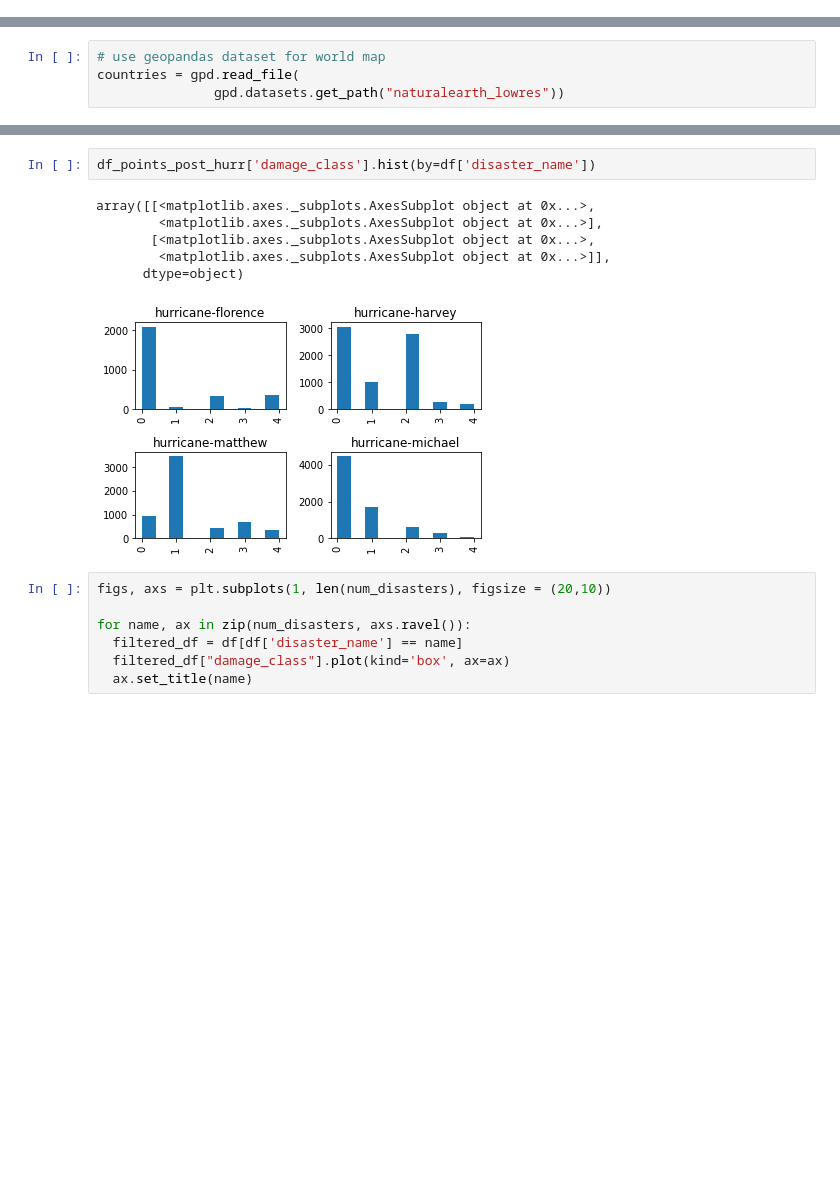
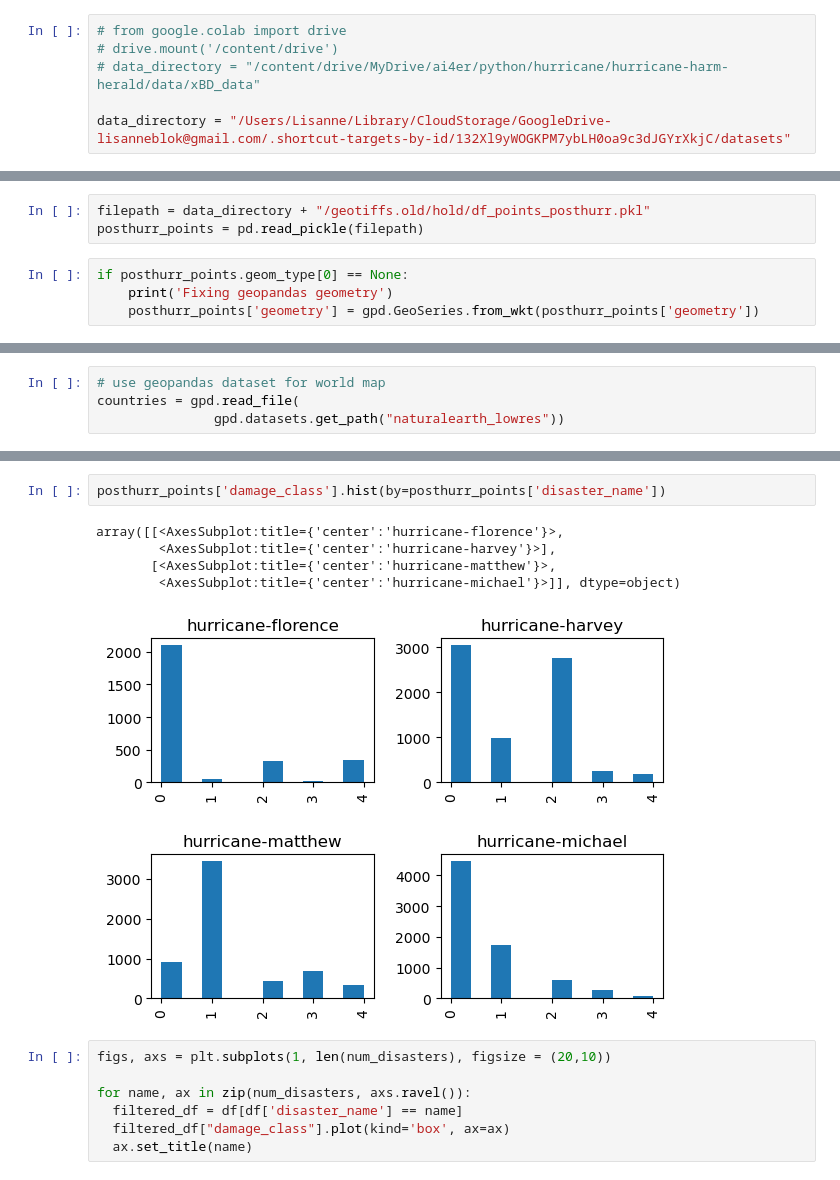
Before and after one commit to ai4er-cdt/hurricane-harm-herald, a Jupyter notebook: notebooks/Metadata_polygons.ipynb, the cells around one changed output, grey strips where cells are left out. Drawn from its saved outputs; the diff is of its cells as text; blank space fills up the shorter version.

```diff
--- a/notebooks/Metadata_polygons.ipynb
+++ b/notebooks/Metadata_polygons.ipynb
@@ -33,2 +29,8 @@ Drive already mounted at /content/drive; to attempt to forcibly remount, call dr
+# %%
+# from google.colab import drive
+# drive.mount('/content/drive')
+# data_directory = "/content/drive/MyDrive/ai4er/python/hurricane/hurricane-harm-herald/data/xBD_data"
+
+data_directory = "/Users/Lisanne/Library/CloudStorage/GoogleDrive-lisanneblok@gmail.com/.shortcut-targets-by-id/132Xl9yWOGKPM7ybLH0oa9c3dJGYrXkjC/datasets"
 # %% [markdown]
 # Extract imagery and meta-data
@@ -325,0 +352,7 @@ df = df_points_post_hurr
+# %%
+filepath = data_directory + "/geotiffs.old/hold/df_points_posthurr.pkl"
+posthurr_points = pd.read_pickle(filepath)
+# %%
+if posthurr_points.geom_type[0] == None:
+    print('Fixing geopandas geometry')
+    posthurr_points['geometry'] = gpd.GeoSeries.from_wkt(posthurr_points['geometry'])
@@ -355,14 +387,13 @@ for name, ax in zip(num_disasters, axs.ravel()):
 # %% [output]
 [figure]
 # %%
-df_points_post_hurr['damage_class'].hist(by=df['disaster_name'])
+posthurr_points['damage_class'].hist(by=posthurr_points['disaster_name'])
 # %% [output]
-array([[<matplotlib.axes._subplots.AxesSubplot object at 0x...>,
-        <matplotlib.axes._subplots.AxesSubplot object at 0x...>],
-       [<matplotlib.axes._subplots.AxesSubplot object at 0x...>,
-        <matplotlib.axes._subplots.AxesSubplot object at 0x...>]],
-      dtype=object)
+array([[<AxesSubplot:title={'center':'hurricane-florence'}>,
+        <AxesSubplot:title={'center':'hurricane-harvey'}>],
+       [<AxesSubplot:title={'center':'hurricane-matthew'}>,
+        <AxesSubplot:title={'center':'hurricane-michael'}>]], dtype=object)
-[figure, old version]
+[figure, new version]
 # %%
 figs, axs = plt.subplots(1, len(num_disasters), figsize = (20,10))
 
```
Also changed, not shown: parts of 50 cells of this notebook.
